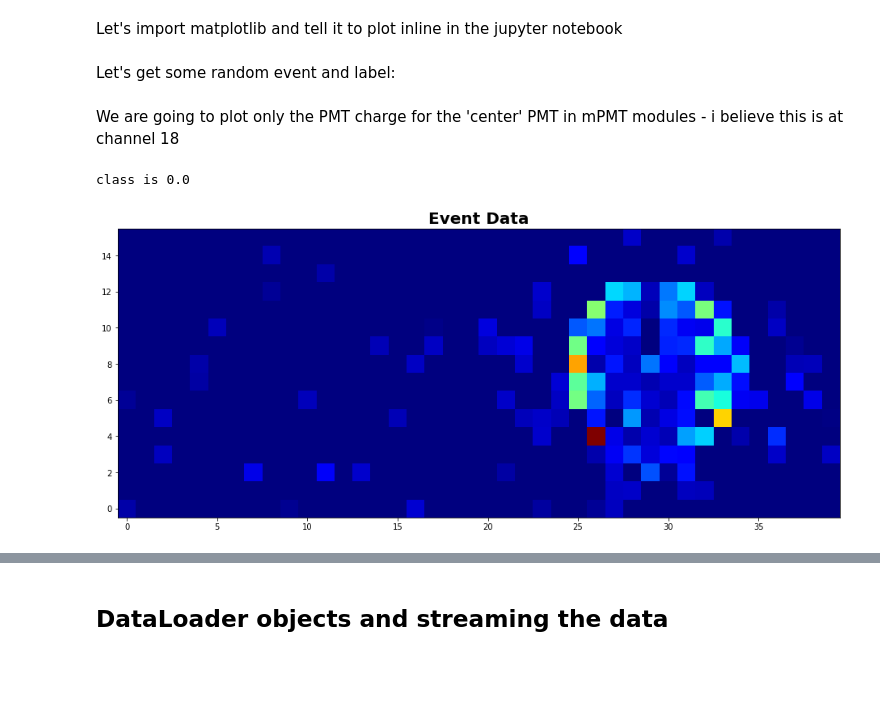
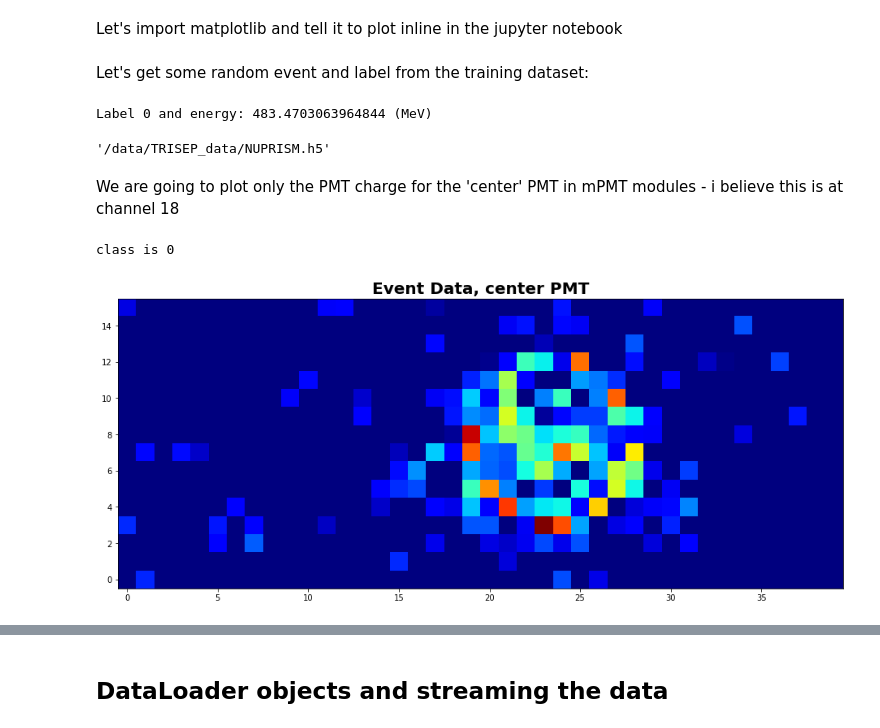
Before and after one commit to wfedorko/TRISEP_ML_tutorial, a Jupyter notebook: notebooks/Data_Exploration_And_Streaming.ipynb, the cells around one changed output, grey strips where cells are left out. Saved outputs shown, nothing was run; the diff lists cells and outputs as text; code cells hidden in the pictures; blank space fills up the shorter version.

Commit message:
edits to data access notebook

```diff
--- a/notebooks/Data_Exploration_And_Streaming.ipynb
+++ b/notebooks/Data_Exploration_And_Streaming.ipynb
@@ -87,7 +172,7 @@ finally we need the len method - this just needs to return how many exmples we h
 # %% [markdown]
 Ok let's instantiate the dataset and ask it for a few examples:
 # %%
-dset=WCH5Dataset("/scratch/wfedorko/TRIUMF_DS_NUPRISM/merged_IWCDmPMT_varyE.h5",val_split=0.1,test_split=0.1)
+dset=WCH5Dataset("/data/TRISEP_data/NUPRISM.h5",val_split=0.1,test_split=0.1)
 # %%
 len(dset)
 # %% [output]
@@ -98,17 +183,25 @@ Let's import matplotlib and tell it to plot inline in the jupyter notebook
 import matplotlib.pyplot as plt
 %matplotlib inline
 # %% [markdown]
-Let's get some random event and label:
+Let's get some random event and label from the training dataset:
 # %%
-event, label=dset[800001]
+event, label, energy=dset[dset.train_indices[1984]]
+# %%
+print("Label {} and energy: {} (MeV) ".format(label,energy))
+# %% [output]
+Label 0 and energy: 483.4703063964844 (MeV)
+# %%
+f.filename
+# %% [output]
+'/data/TRISEP_data/NUPRISM.h5'
 # %% [markdown]
 We are going to plot only the PMT charge for the 'center' PMT in mPMT modules - i believe this is at channel 18
 # %%
 fig, ax = plt.subplots(figsize=(16,8),facecolor='w')
 plt.imshow(event[:,:,18],cmap='jet',origin='lower')
-ax.set_title('Event Data',fontsize=20,fontweight='bold')
+ax.set_title('Event Data, center PMT',fontsize=20,fontweight='bold')
 print('class is {}'.format(label))
 plt.show()
 # %% [output]
-class is 0.0
+class is 0
-[figure, old version]
+[figure, new version]
```
Also changed, not shown: parts of 24 cells of this notebook, 1 other file.
